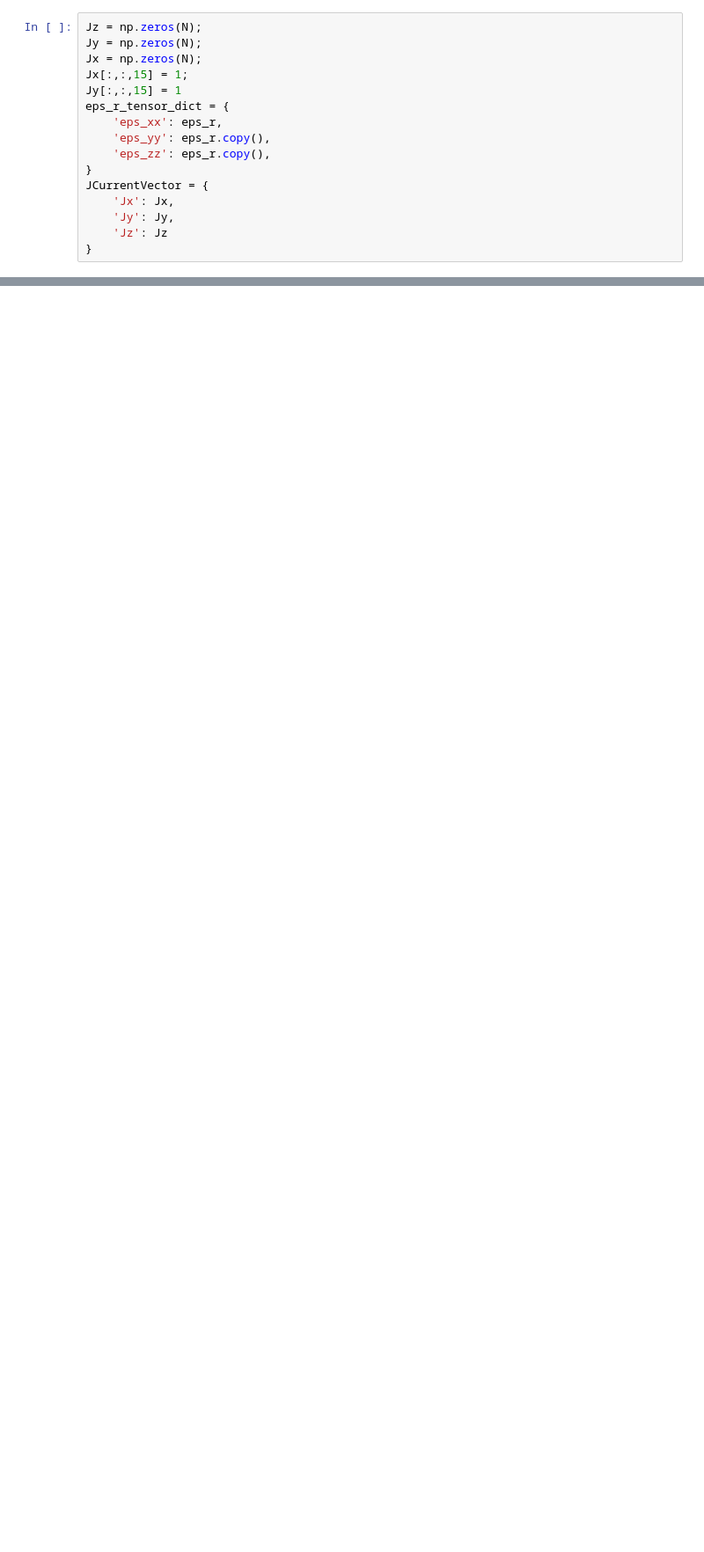
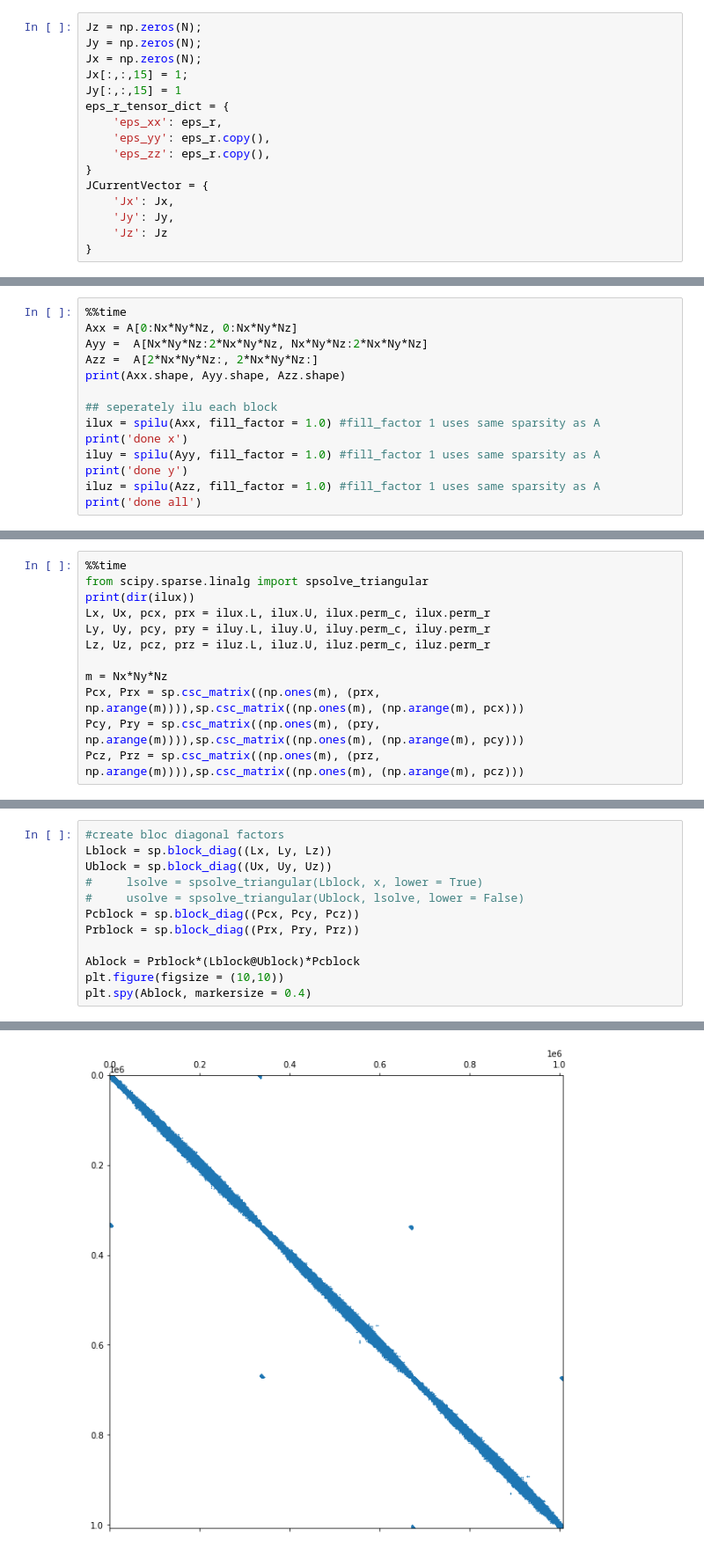
Before and after one commit to zhaonat/py-maxwell-fd3d, a Jupyter notebook: notebooks/preconditioners_ILU.ipynb, the cells around one changed output, grey strips where cells are left out. Shown at 88% size. Drawn from its saved outputs; the diff is of its cells as text; blank space fills up the shorter version.

```diff
--- a/notebooks/preconditioners_ILU.ipynb
+++ b/notebooks/preconditioners_ILU.ipynb
@@ -95,0 +109,14 @@ Wall time: 20.7 s
+# %%
+%%time
+Axx = A[0:Nx*Ny*Nz, 0:Nx*Ny*Nz]
+Ayy =  A[Nx*Ny*Nz:2*Nx*Ny*Nz, Nx*Ny*Nz:2*Nx*Ny*Nz]
+Azz =  A[2*Nx*Ny*Nz:, 2*Nx*Ny*Nz:]
+print(Axx.shape, Ayy.shape, Azz.shape)
+
+## seperately ilu each block
+ilux = spilu(Axx, fill_factor = 1.0) #fill_factor 1 uses same sparsity as A
+print('done x')
+iluy = spilu(Ayy, fill_factor = 1.0) #fill_factor 1 uses same sparsity as A
+print('done y')
+iluz = spilu(Azz, fill_factor = 1.0) #fill_factor 1 uses same sparsity as A
+print('done all')
@@ -95,0 +130,12 @@ Wall time: 20.7 s
+# %%
+%%time
+from scipy.sparse.linalg import spsolve_triangular
+print(dir(ilux))
+Lx, Ux, pcx, prx = ilux.L, ilux.U, ilux.perm_c, ilux.perm_r
+Ly, Uy, pcy, pry = iluy.L, iluy.U, iluy.perm_c, iluy.perm_r
+Lz, Uz, pcz, prz = iluz.L, iluz.U, iluz.perm_c, iluz.perm_r
+
+m = Nx*Ny*Nz
+Pcx, Prx = sp.csc_matrix((np.ones(m), (prx, np.arange(m)))),sp.csc_matrix((np.ones(m), (np.arange(m), pcx)))
+Pcy, Pry = sp.csc_matrix((np.ones(m), (pry, np.arange(m)))),sp.csc_matrix((np.ones(m), (np.arange(m), pcy)))
+Pcz, Prz = sp.csc_matrix((np.ones(m), (prz, np.arange(m)))),sp.csc_matrix((np.ones(m), (np.arange(m), pcz)))
@@ -95,0 +146,13 @@ Wall time: 20.7 s
+# %%
+#create bloc diagonal factors
+Lblock = sp.block_diag((Lx, Ly, Lz))
+Ublock = sp.block_diag((Ux, Uy, Uz))
+#     lsolve = spsolve_triangular(Lblock, x, lower = True)
+#     usolve = spsolve_triangular(Ublock, lsolve, lower = False)
+Pcblock = sp.block_diag((Pcx, Pcy, Pcz))
+Prblock = sp.block_diag((Prx, Pry, Prz))
+
+Ablock = Prblock*(Lblock@Ublock)*Pcblock
+plt.figure(figsize = (10,10))
+plt.spy(Ablock, markersize = 0.4)
+# %% [output]
@@ -95,0 +160 @@ Wall time: 20.7 s
+[figure, added]
```
Also changed, not shown: parts of 28 cells of this notebook, 5 other files.
